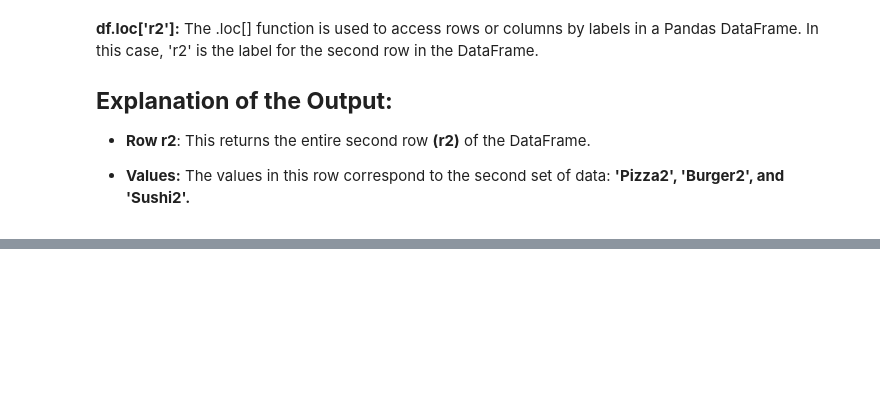
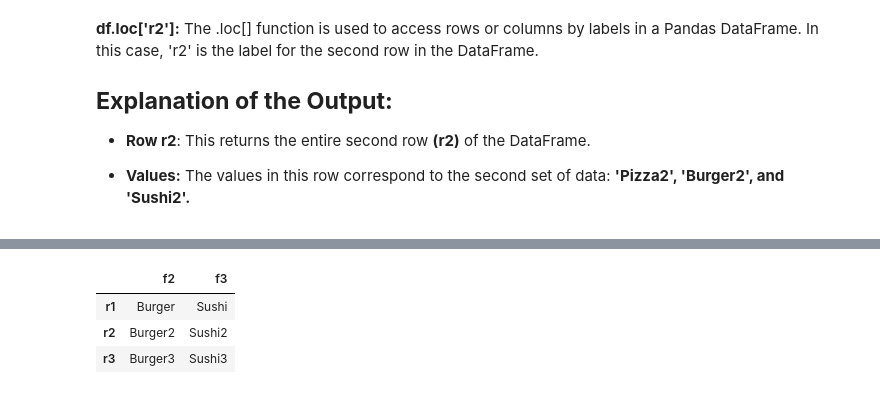
Before and after one commit to malihemaboodi/Basic-of-Pandas-for-beginner, a Jupyter notebook: Basic_of_Pandas.ipynb, the cells around one changed output, grey strips where cells are left out. Saved outputs shown, nothing was run; the diff lists cells and outputs as text; code cells hidden in the pictures; blank space fills up the shorter version.

```diff
--- a/Basic_of_Pandas.ipynb
+++ b/Basic_of_Pandas.ipynb
@@ -276,0 +345,7 @@ dtype: object
+# %%
+df.loc[:, ['f2', 'f3']]
+# %% [output]
+|  | f2 | f3 |
+| r1 | Burger | Sushi |
+| r2 | Burger2 | Sushi2 |
+| r3 | Burger3 | Sushi3 |
```
Also changed, not shown: parts of 11 cells of this notebook.
